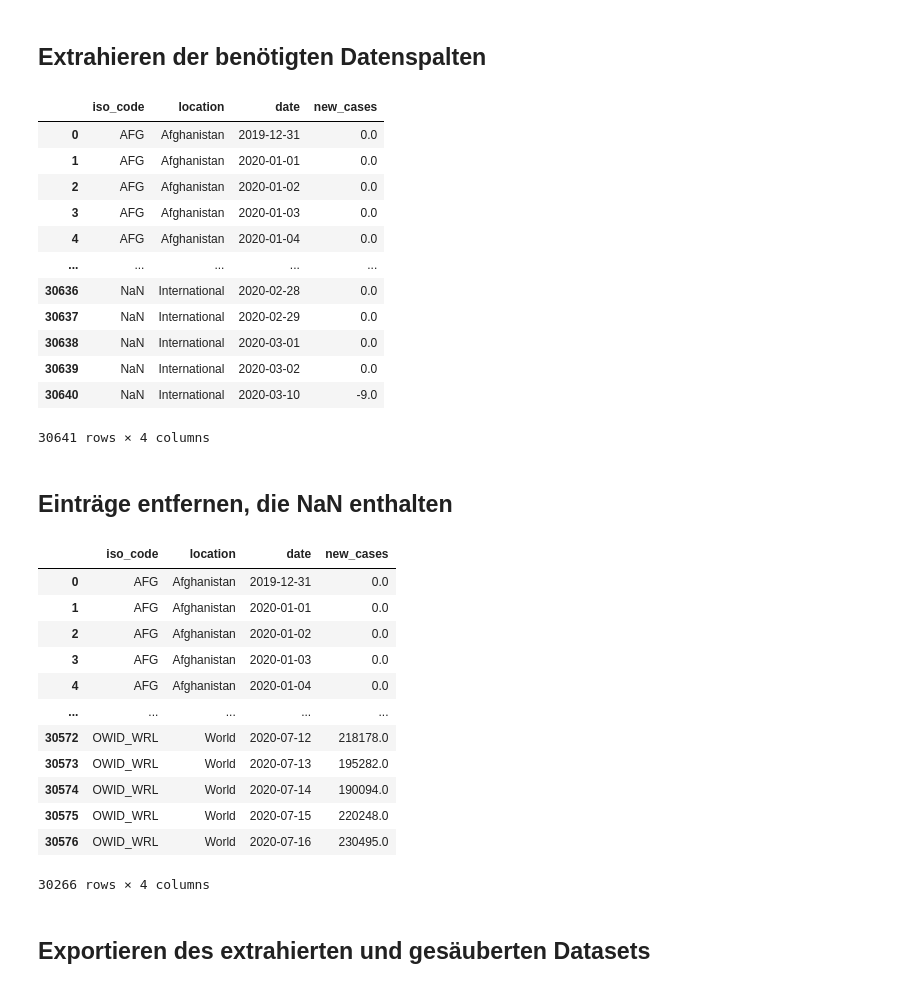
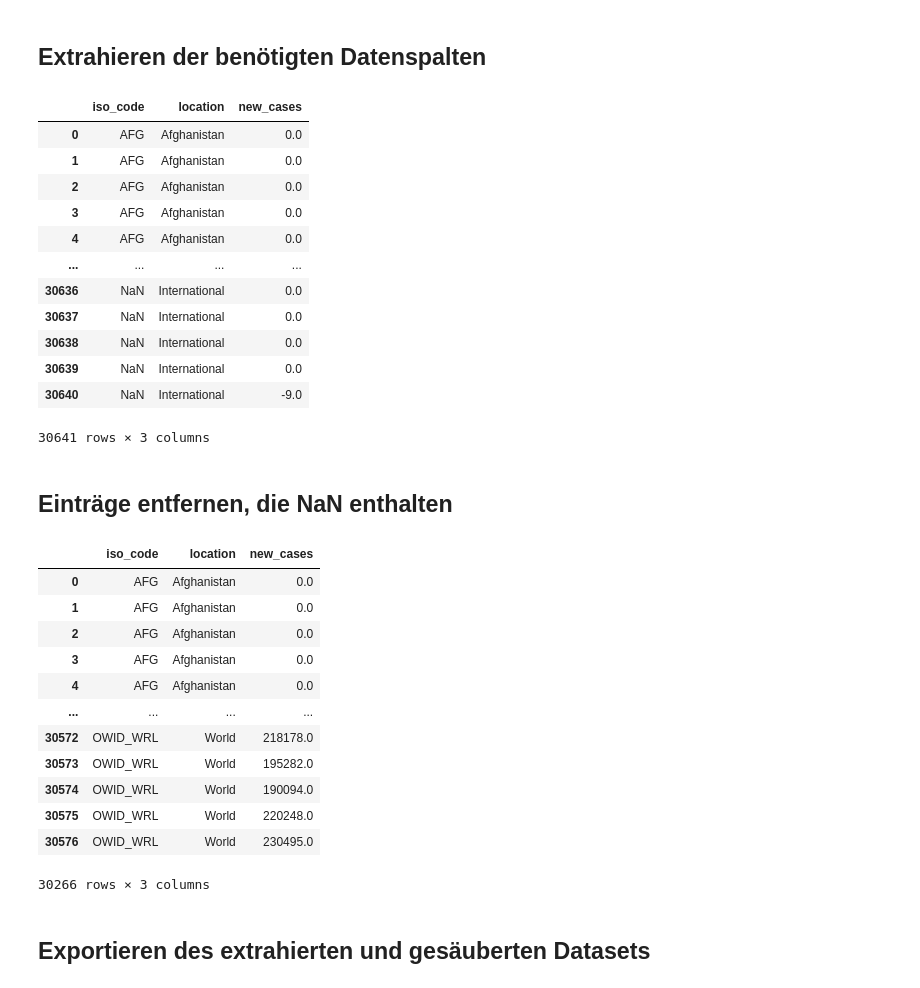
Before and after one commit to ulrichstark/corona, a Jupyter notebook: notebooks/notebook.ipynb, the cells around one changed output. Cells and saved outputs as stored; diff of their text form; code cells hidden in the pictures.

Commit message:
Dokumenation weitergeschrieben und date Spalte beim Exportieren entfernt

```diff
--- a/notebooks/notebook.ipynb
+++ b/notebooks/notebook.ipynb
@@ -79,41 +79,41 @@ plt.show();
 # %% [markdown]
 ## Extrahieren der benötigten Datenspalten
 # %%
-extractedWorldData = worldData[["iso_code", "location", "date", "new_cases"]]
+extractedWorldData = worldData[["iso_code", "location", "new_cases"]]
 extractedWorldData
 # %% [output]
-|  | iso_code | location | date | new_cases |
-| 0 | AFG | Afghanistan | 2019-12-31 | 0.0 |
-| 1 | AFG | Afghanistan | 2020-01-01 | 0.0 |
-| 2 | AFG | Afghanistan | 2020-01-02 | 0.0 |
-| 3 | AFG | Afghanistan | 2020-01-03 | 0.0 |
-| 4 | AFG | Afghanistan | 2020-01-04 | 0.0 |
-| ... | ... | ... | ... | ... |
-| 30636 | NaN | International | 2020-02-28 | 0.0 |
-| 30637 | NaN | International | 2020-02-29 | 0.0 |
-| 30638 | NaN | International | 2020-03-01 | 0.0 |
-| 30639 | NaN | International | 2020-03-02 | 0.0 |
-| 30640 | NaN | International | 2020-03-10 | -9.0 |
+|  | iso_code | location | new_cases |
+| 0 | AFG | Afghanistan | 0.0 |
+| 1 | AFG | Afghanistan | 0.0 |
+| 2 | AFG | Afghanistan | 0.0 |
+| 3 | AFG | Afghanistan | 0.0 |
+| 4 | AFG | Afghanistan | 0.0 |
+| ... | ... | ... | ... |
+| 30636 | NaN | International | 0.0 |
+| 30637 | NaN | International | 0.0 |
+| 30638 | NaN | International | 0.0 |
+| 30639 | NaN | International | 0.0 |
+| 30640 | NaN | International | -9.0 |
-30641 rows × 4 columns
+30641 rows × 3 columns
 # %% [markdown]
 ## Einträge entfernen, die NaN enthalten
 # %%
 extractedWorldData = extractedWorldData.dropna()
 extractedWorldData
 # %% [output]
-|  | iso_code | location | date | new_cases |
-| 0 | AFG | Afghanistan | 2019-12-31 | 0.0 |
-| 1 | AFG | Afghanistan | 2020-01-01 | 0.0 |
-| 2 | AFG | Afghanistan | 2020-01-02 | 0.0 |
-| 3 | AFG | Afghanistan | 2020-01-03 | 0.0 |
-| 4 | AFG | Afghanistan | 2020-01-04 | 0.0 |
-| ... | ... | ... | ... | ... |
-| 30572 | OWID_WRL | World | 2020-07-12 | 218178.0 |
-| 30573 | OWID_WRL | World | 2020-07-13 | 195282.0 |
-| 30574 | OWID_WRL | World | 2020-07-14 | 190094.0 |
-| 30575 | OWID_WRL | World | 2020-07-15 | 220248.0 |
-| 30576 | OWID_WRL | World | 2020-07-16 | 230495.0 |
+|  | iso_code | location | new_cases |
+| 0 | AFG | Afghanistan | 0.0 |
+| 1 | AFG | Afghanistan | 0.0 |
+| 2 | AFG | Afghanistan | 0.0 |
+| 3 | AFG | Afghanistan | 0.0 |
+| 4 | AFG | Afghanistan | 0.0 |
+| ... | ... | ... | ... |
+| 30572 | OWID_WRL | World | 218178.0 |
+| 30573 | OWID_WRL | World | 195282.0 |
+| 30574 | OWID_WRL | World | 190094.0 |
+| 30575 | OWID_WRL | World | 220248.0 |
+| 30576 | OWID_WRL | World | 230495.0 |
-30266 rows × 4 columns
+30266 rows × 3 columns
 # %% [markdown]
 ## Exportieren des extrahierten und gesäuberten Datasets
 # %%
```
Also changed, not shown: 2 other files.
